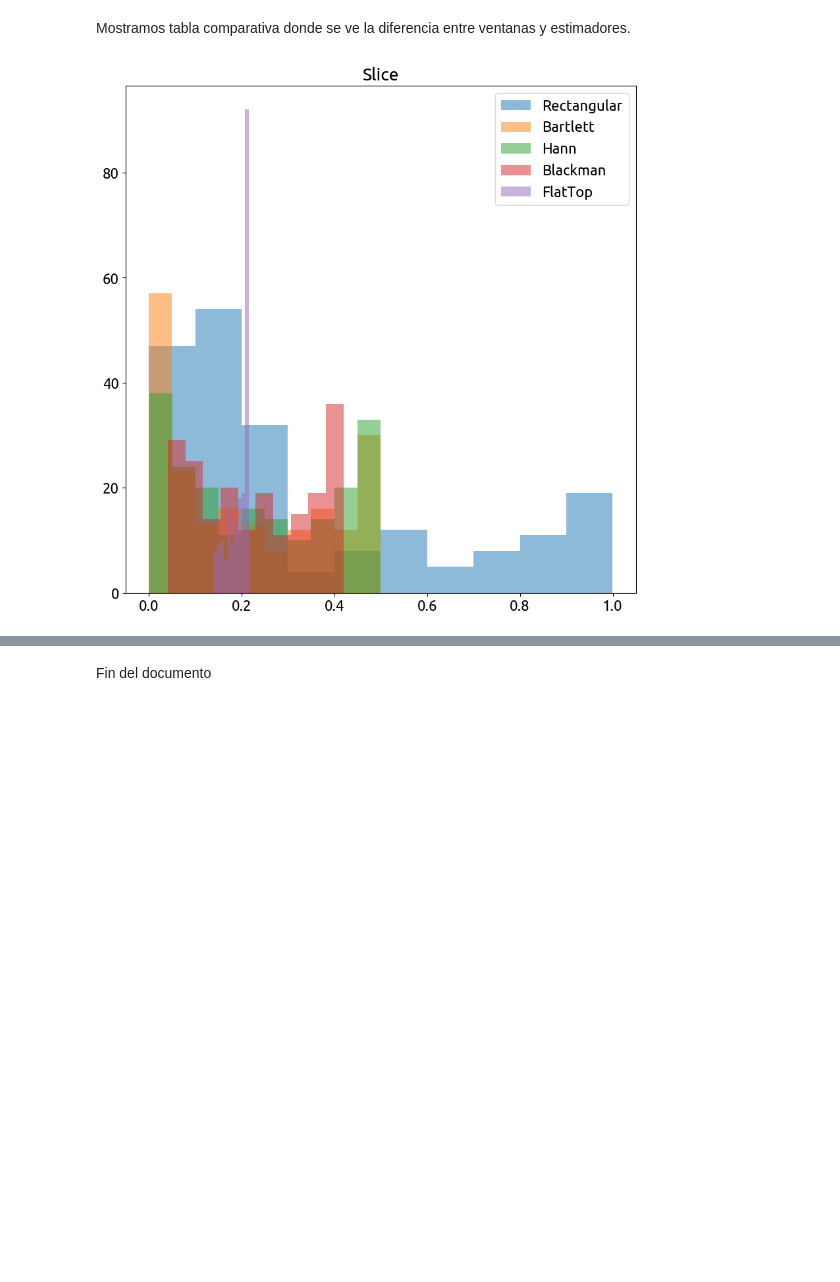
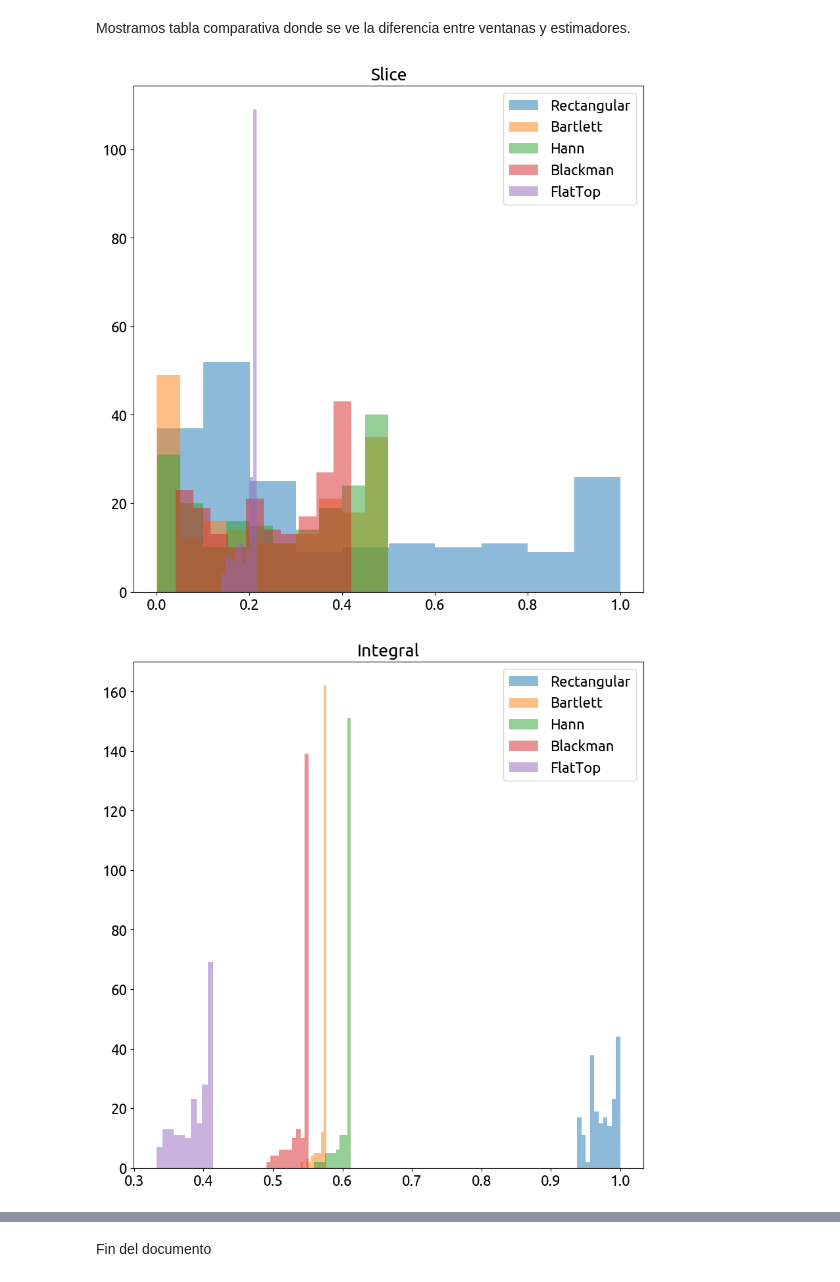
Before and after one commit to phrom89/PDS, a Jupyter notebook: notebookTS7.ipynb, the cells around one changed output, grey strips where cells are left out. Cells and saved outputs as stored; diff of their text form; code cells hidden in the pictures; blank space fills up the shorter version.

```diff
--- a/notebookTS7.ipynb
+++ b/notebookTS7.ipynb
@@ -85,7 +85,7 @@ kn = 1
 reali=200
 amplitud=1
 zero_padd = 0
-Wbins=3
+Wbins=2
 
 ## El factor de proporcionalidad en la normalizacion es
 Omega0 = np.pi/2
@@ -264,22 +264,35 @@ HTML(df.to_html(col_space = '300px', justify = 'center'))
 # %% [markdown]
 Mostramos tabla comparativa donde se ve la diferencia entre ventanas y estimadores.
 # %%
+#Histogramas
+
 plt.figure(3)
 plt.clf()
 
-#Histogramas
-plt.clf()
-# plt.figure(1)
 plt.title("Slice")
 kwargs = dict(alpha=0.5,bins = 10, density=False, stacked=True)
-kwargs_2 = dict(alpha=0.5, bins = 2,density=False, stacked=True)
+#kwargs_2 = dict(alpha=0.5, bins = 2,density=False, stacked=True)
 plt.hist(Estimadores[:,0],**kwargs, label = "Rectangular")
 plt.hist(Estimadores[:,2],**kwargs, label = "Bartlett")
 plt.hist(Estimadores[:,4],**kwargs, label = "Hann")
 plt.hist(Estimadores[:,6],**kwargs, label = "Blackman")
 plt.hist(Estimadores[:,8],**kwargs, label = "FlatTop")
 plt.legend()
 
+plt.figure(4)
+plt.clf()
+
+plt.title("Integral")
+kwargs = dict(alpha=0.5,bins = 10, density=False, stacked=True)
+#kwargs_2 = dict(alpha=0.5, bins = 2,density=False, stacked=True)
+plt.hist(Estimadores[:,1],**kwargs, label = "Rectangular")
+plt.hist(Estimadores[:,3],**kwargs, label = "Bartlett")
+plt.hist(Estimadores[:,5],**kwargs, label = "Hann")
+plt.hist(Estimadores[:,7],**kwargs, label = "Blackman")
+plt.hist(Estimadores[:,9],**kwargs, label = "FlatTop")
+plt.legend()
+
 plt.show()
 # %% [output]
-[figure, old version]
+[figure, new version]
+[figure, added]
```
Also changed, not shown: parts of 3 cells of this notebook, 1 other file.
